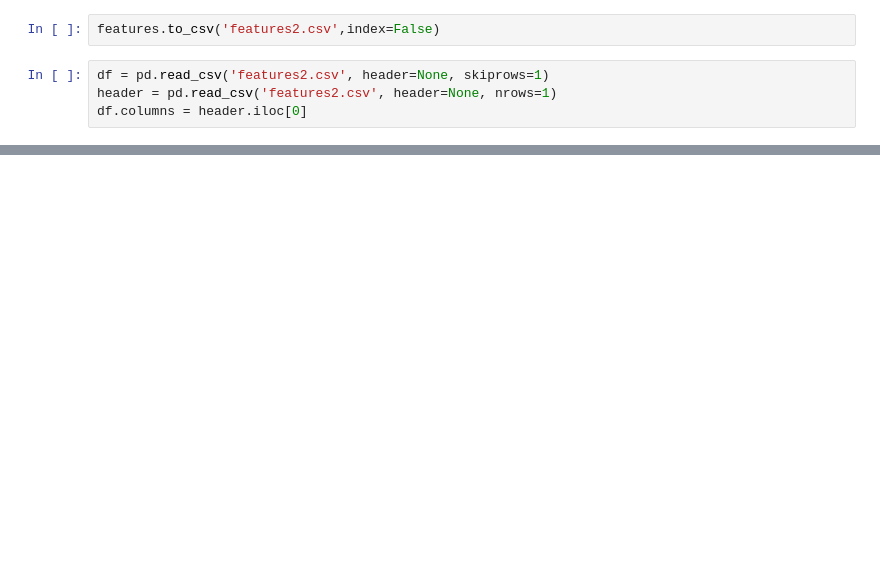
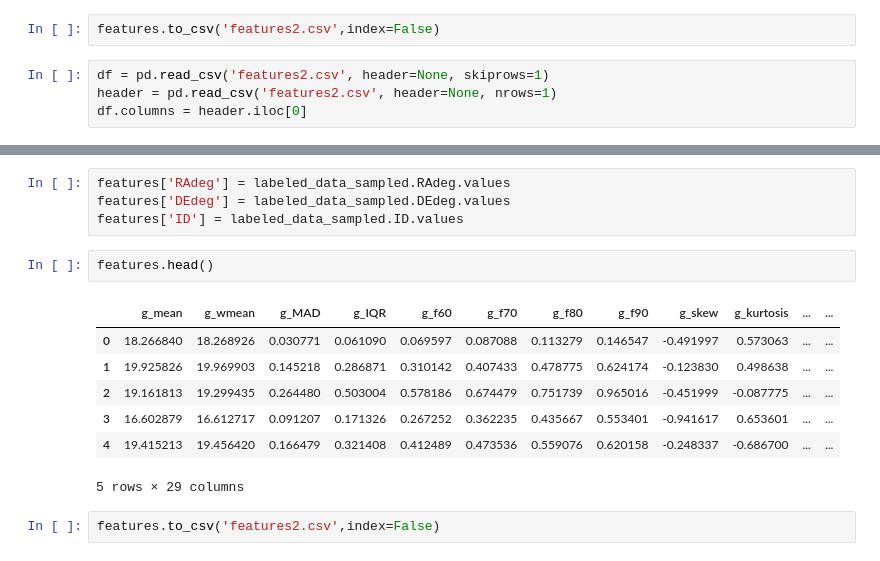
Before and after one commit to truptimr/UCSD-MLE-ZTF, a Jupyter notebook: Generate_lc_feature_dataframe.ipynb, the cells around one changed output, grey strips where cells are left out. Saved outputs shown, nothing was run; the diff lists cells and outputs as text; blank space fills up the shorter version.

Commit message:
add RA dec and ID to feature columns.

```diff
--- a/Generate_lc_feature_dataframe.ipynb
+++ b/Generate_lc_feature_dataframe.ipynb
@@ -207,0 +259,16 @@ df.head()
+# %%
+features['RAdeg'] = labeled_data_sampled.RAdeg.values
+features['DEdeg'] = labeled_data_sampled.DEdeg.values
+features['ID'] = labeled_data_sampled.ID.values
+# %%
+features.head()
+# %% [output]
+|  | g_mean | g_wmean | g_MAD | g_IQR | g_f60 | g_f70 | g_f80 | g_f90 | g_skew | g_kurtosis | ... | ... |
+| 0 | 18.266840 | 18.268926 | 0.030771 | 0.061090 | 0.069597 | 0.087088 | 0.113279 | 0.146547 | -0.491997 | 0.573063 | ... | ... |
+| 1 | 19.925826 | 19.969903 | 0.145218 | 0.286871 | 0.310142 | 0.407433 | 0.478775 | 0.624174 | -0.123830 | 0.498638 | ... | ... |
+| 2 | 19.161813 | 19.299435 | 0.264480 | 0.503004 | 0.578186 | 0.674479 | 0.751739 | 0.965016 | -0.451999 | -0.087775 | ... | ... |
+| 3 | 16.602879 | 16.612717 | 0.091207 | 0.171326 | 0.267252 | 0.362235 | 0.435667 | 0.553401 | -0.941617 | 0.653601 | ... | ... |
+| 4 | 19.415213 | 19.456420 | 0.166479 | 0.321408 | 0.412489 | 0.473536 | 0.559076 | 0.620158 | -0.248337 | -0.686700 | ... | ... |
+5 rows × 29 columns
+# %%
+features.to_csv('features2.csv',index=False)
```
Also changed, not shown: parts of 4 cells of this notebook.
